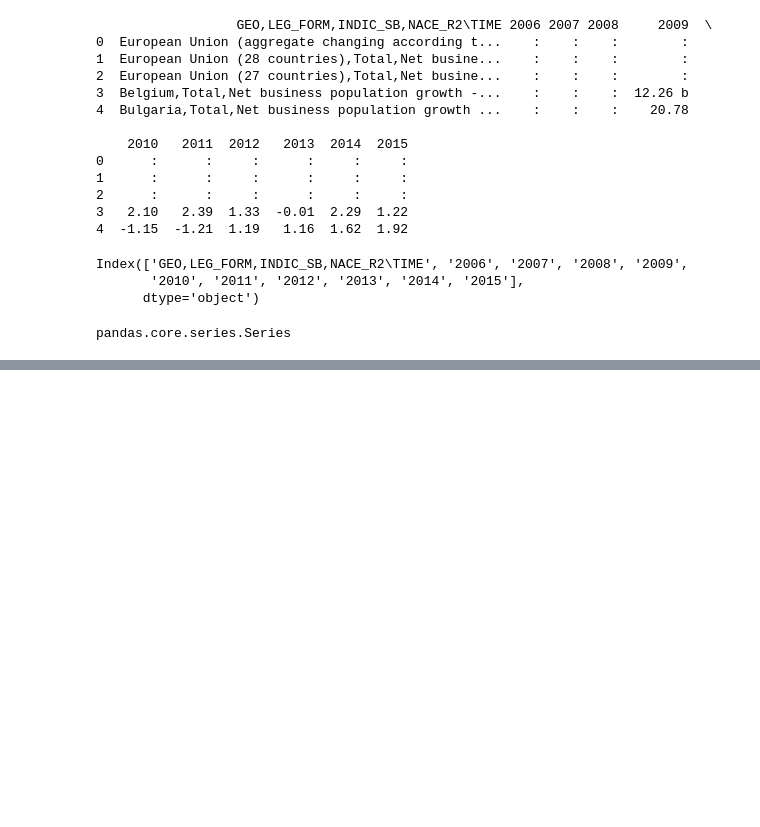
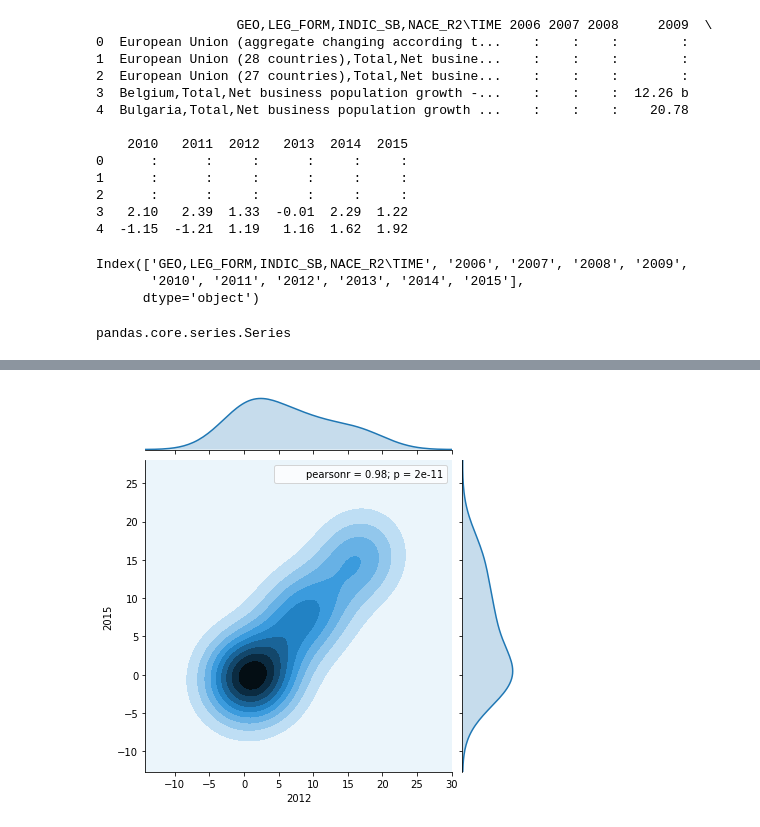
Before and after one commit to chasenberg/data_science, a Jupyter notebook: notebooks/explorer.ipynb, the cells around one changed output, grey strips where cells are left out. Drawn from its saved outputs; the diff is of its cells as text; code cells hidden in the pictures; blank space fills up the shorter version.

```diff
--- a/notebooks/explorer.ipynb
+++ b/notebooks/explorer.ipynb
@@ -135,0 +104,6 @@ plt.savefig("/home/chris/test.png")
+# %%
+x = df_germany['2012']
+y = df_germany['2015']
+sns.jointplot(x, y, data=df_germany, kind="kde");
+# %% [output]
+[figure, added]
```
Also changed, not shown: parts of 9 cells of this notebook.
